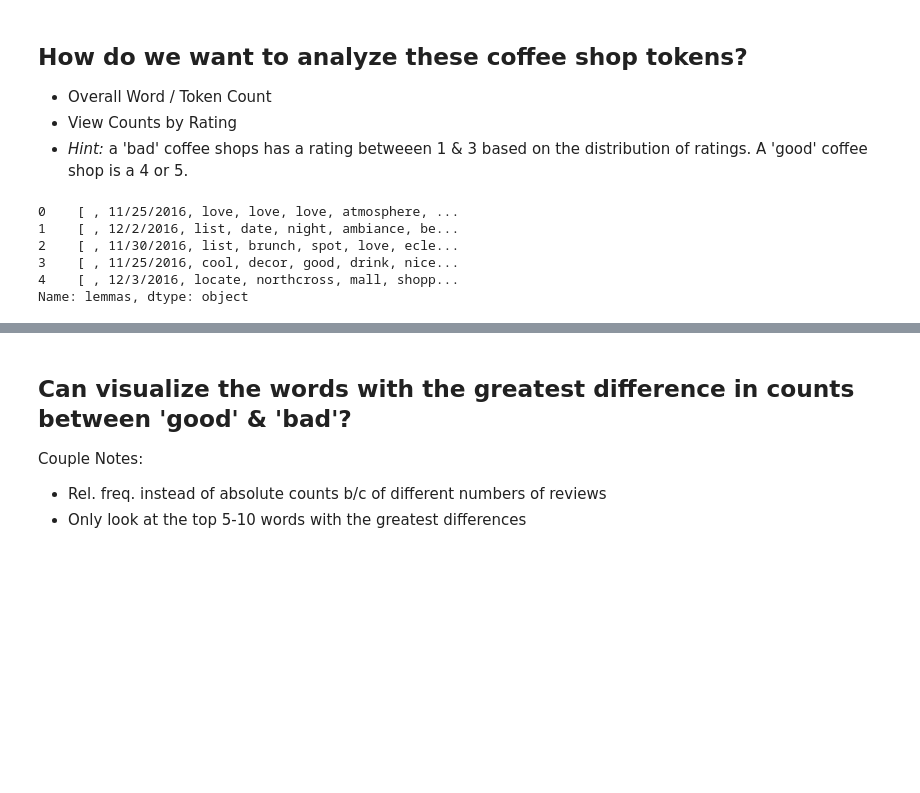
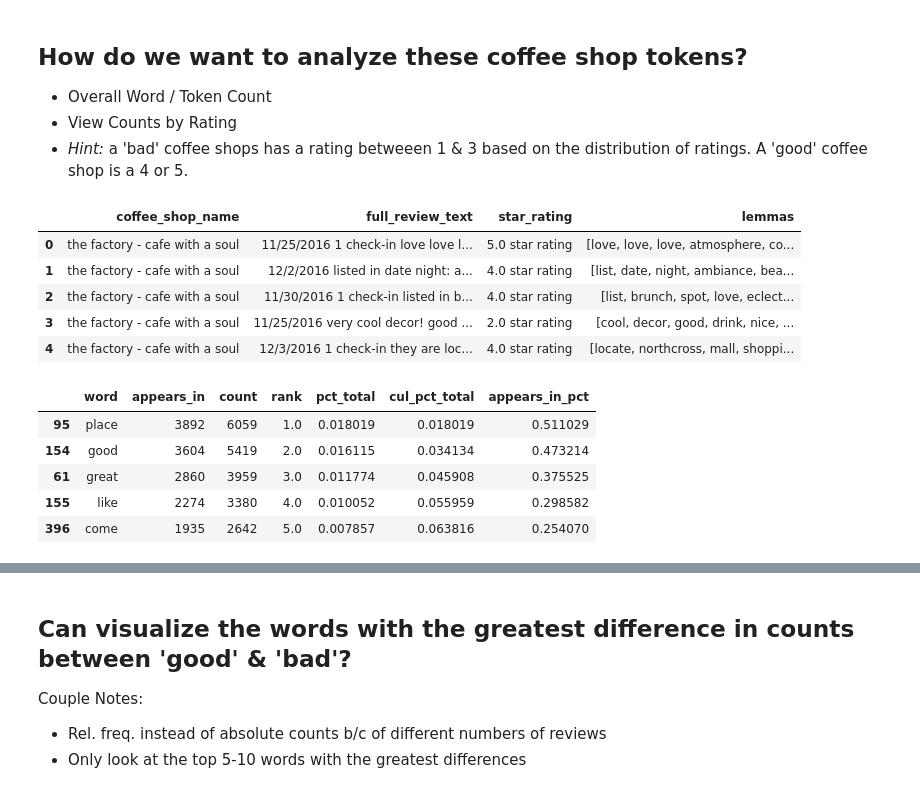
Before and after one commit to ChristianJJohnson/DS-Unit-41x, a Jupyter notebook: 411/LS_DS_411_Text_Data_Assignment.ipynb, the cells around one changed output, grey strips where cells are left out. Cells and saved outputs as stored; diff of their text form; code cells hidden in the pictures; blank space fills up the shorter version.

```diff
--- a/411/LS_DS_411_Text_Data_Assignment.ipynb
+++ b/411/LS_DS_411_Text_Data_Assignment.ipynb
@@ -124,9 +148,9 @@ shops['lemmas'] = shops['full_review_text'].progress_apply(get_lemmas)
 # %%
-shops['lemmas'].head()
+shops.head()
 # %% [output]
-0    [ , 11/25/2016, love, love, love, atmosphere, ...
-1    [ , 12/2/2016, list, date, night, ambiance, be...
-2    [ , 11/30/2016, list, brunch, spot, love, ecle...
-3    [ , 11/25/2016, cool, decor, good, drink, nice...
-4    [ , 12/3/2016, locate, northcross, mall, shopp...
-Name: lemmas, dtype: object
+|  | coffee_shop_name | full_review_text | star_rating | lemmas |
+| 0 | the factory - cafe with a soul | 11/25/2016 1 check-in love love l... | 5.0 star rating | [love, love, love, atmosphere, co... |
+| 1 | the factory - cafe with a soul | 12/2/2016 listed in date night: a... | 4.0 star rating | [list, date, night, ambiance, bea... |
+| 2 | the factory - cafe with a soul | 11/30/2016 1 check-in listed in b... | 4.0 star rating | [list, brunch, spot, love, eclect... |
+| 3 | the factory - cafe with a soul | 11/25/2016 very cool decor! good ... | 2.0 star rating | [cool, decor, good, drink, nice, ... |
+| 4 | the factory - cafe with a soul | 12/3/2016 1 check-in they are loc... | 4.0 star rating | [locate, northcross, mall, shoppi... |
@@ -132,0 +188,11 @@ Name: lemmas, dtype: object
+# %%
+wc = count(shops['lemmas'])
+
+wc.head()
+# %% [output]
+|  | word | appears_in | count | rank | pct_total | cul_pct_total | appears_in_pct |
+| 95 | place | 3892 | 6059 | 1.0 | 0.018019 | 0.018019 | 0.511029 |
+| 154 | good | 3604 | 5419 | 2.0 | 0.016115 | 0.034134 | 0.473214 |
+| 61 | great | 2860 | 3959 | 3.0 | 0.011774 | 0.045908 | 0.375525 |
+| 155 | like | 2274 | 3380 | 4.0 | 0.010052 | 0.055959 | 0.298582 |
+| 396 | come | 1935 | 2642 | 5.0 | 0.007857 | 0.063816 | 0.254070 |
```
Also changed, not shown: parts of 16 cells of this notebook, 3 other files.
